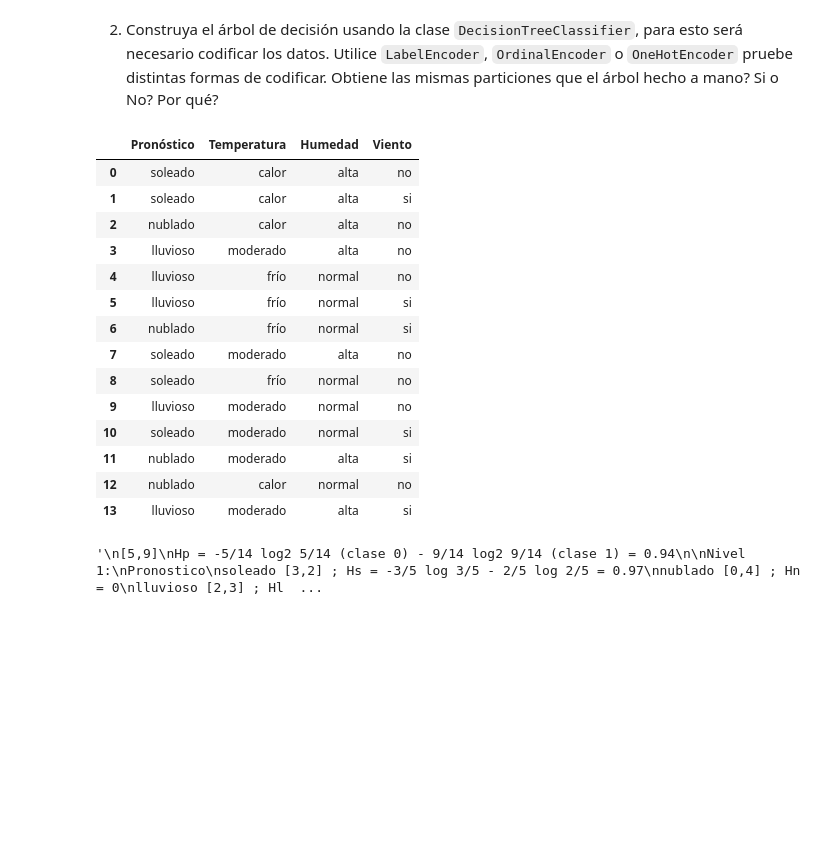
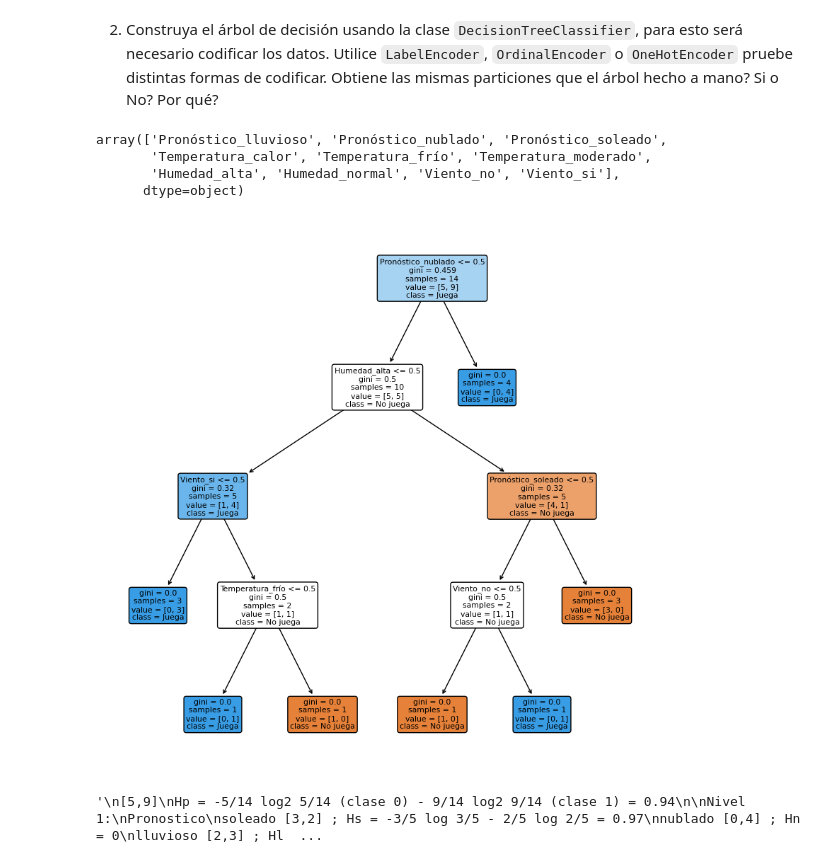
Before and after one commit to DinoMondino/IA, a Jupyter notebook: _5_Bayes-AD/Arboles_de_decision.ipynb, the cells around one changed output. Cells and saved outputs as stored; diff of their text form; code cells hidden in the pictures; blank space fills up the shorter version.

```diff
--- a/_5_Bayes-AD/Arboles_de_decision.ipynb
+++ b/_5_Bayes-AD/Arboles_de_decision.ipynb
@@ -412,32 +420,27 @@ X_onehot_encoded = onehot_encoder.fit_transform(X)
 dt_label_encoded = DecisionTreeClassifier().fit(X_label_encoded, y)
 dt_ordinal_encoded = DecisionTreeClassifier().fit(X_ordinal_encoded, y)
 dt_onehot_encoded = DecisionTreeClassifier().fit(X_onehot_encoded, y)
-
-
-from sklearn import tree
-tree.plot_tree(dt_onehot_encoded,
-               filled=True,
-               rounded=True,
-               class_names=["No juega", "Juega"],
-               feature_names= X.columns[]
-              )
-plt.show()
-# %% [output]
-|  | Pronóstico | Temperatura | Humedad | Viento |
-| 0 | soleado | calor | alta | no |
-| 1 | soleado | calor | alta | si |
-| 2 | nublado | calor | alta | no |
-| 3 | lluvioso | moderado | alta | no |
-| 4 | lluvioso | frío | normal | no |
-| 5 | lluvioso | frío | normal | si |
-| 6 | nublado | frío | normal | si |
-| 7 | soleado | moderado | alta | no |
-| 8 | soleado | frío | normal | no |
-| 9 | lluvioso | moderado | normal | no |
-| 10 | soleado | moderado | normal | si |
-| 11 | nublado | moderado | alta | si |
-| 12 | nublado | calor | normal | no |
-| 13 | lluvioso | moderado | alta | si |
+# %%
+onehot_encoder.get_feature_names_out()
+# %% [output]
+array(['Pronóstico_lluvioso', 'Pronóstico_nublado', 'Pronóstico_soleado',
+       'Temperatura_calor', 'Temperatura_frío', 'Temperatura_moderado',
+       'Humedad_alta', 'Humedad_normal', 'Viento_no', 'Viento_si'],
+      dtype=object)
+# %%
+
+from sklearn import tree
+
+plt.figure(figsize = (10,10))
+tree.plot_tree(dt_onehot_encoded,
+               filled=True,
+               rounded=True,
+               class_names=["No juega", "Juega"],
+               feature_names= onehot_encoder.get_feature_names_out()
+              )
+plt.show()
+# %% [output]
+[figure, added]
 # %%
 """
 [5,9]
```
Also changed, not shown: parts of 1 cell of this notebook.
